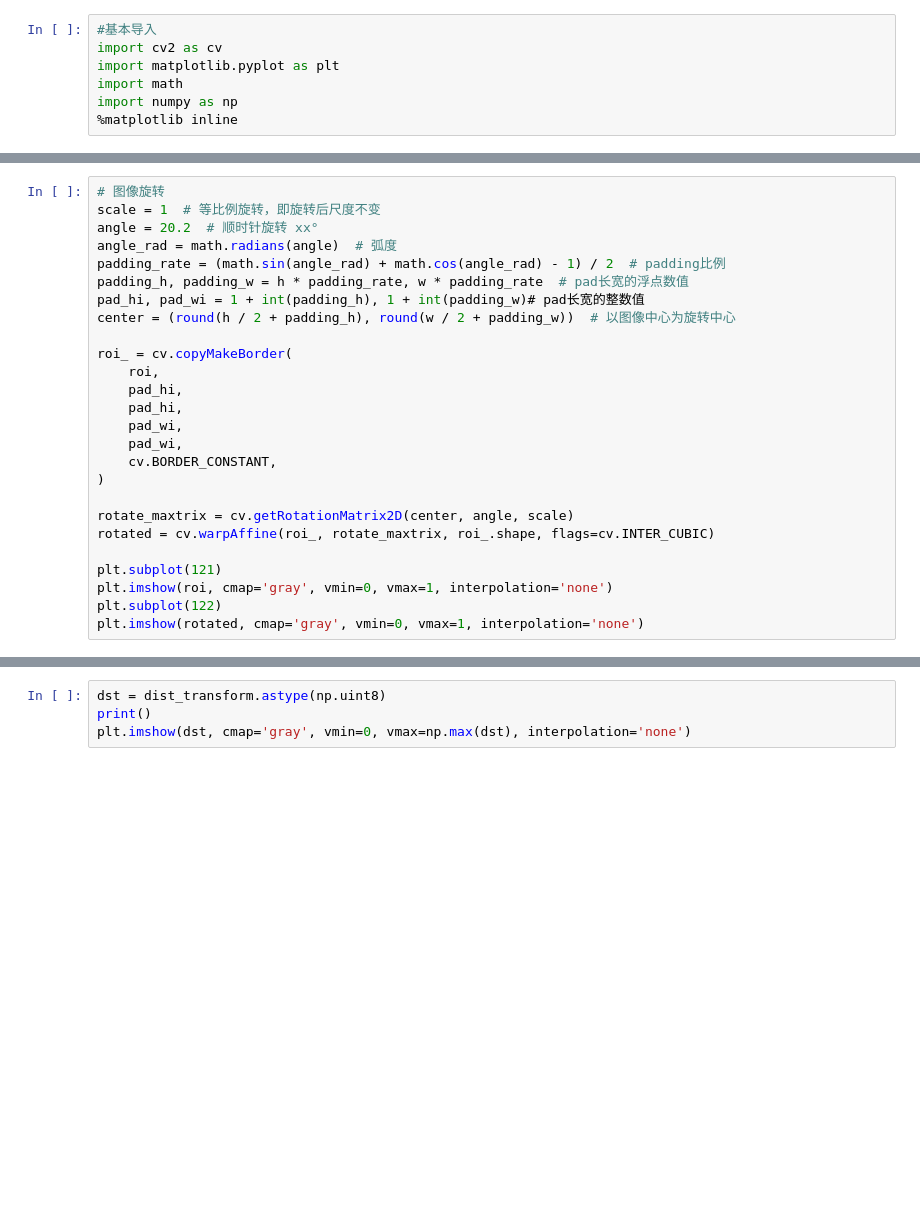
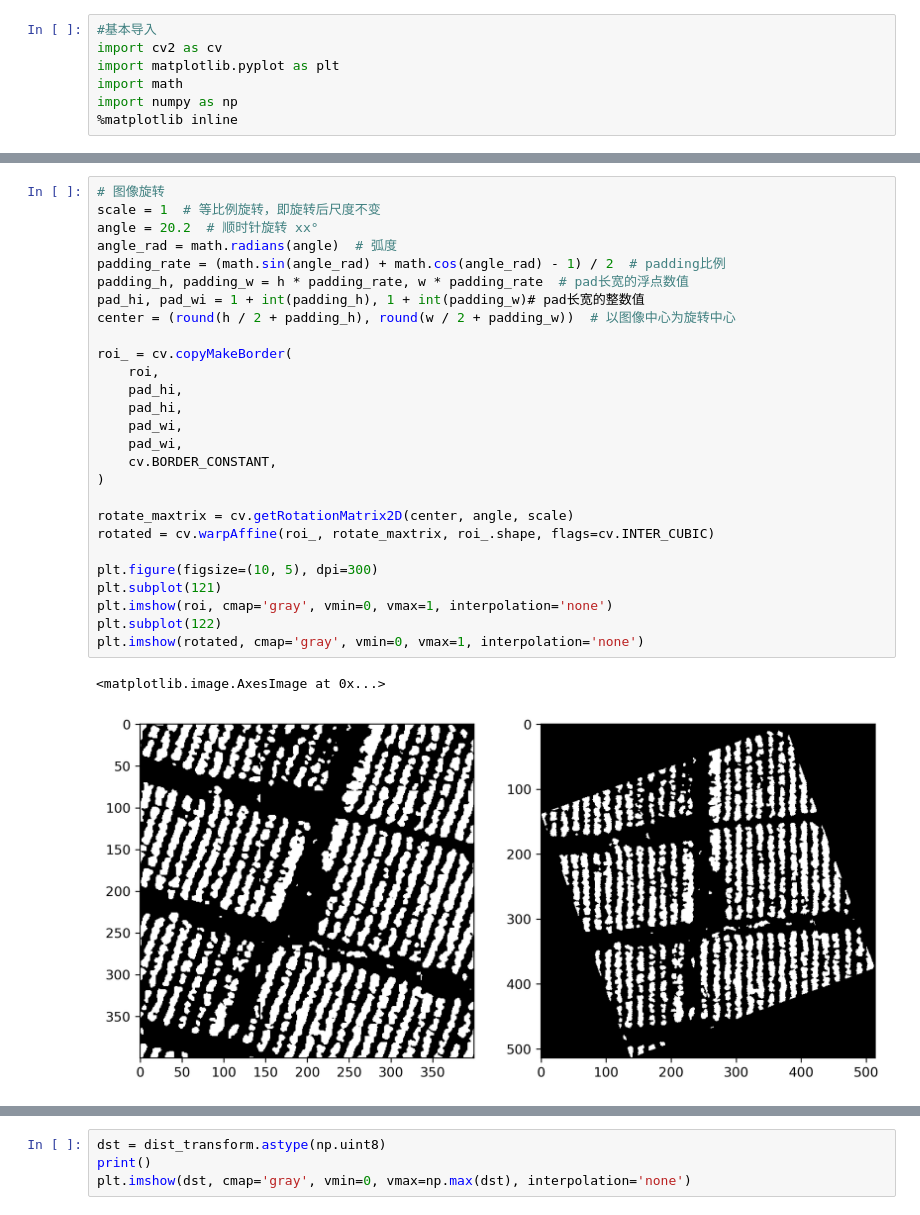
Before and after one commit to yiguanxianyu/tobacco_plant_count, a Jupyter notebook: image_process/erosion.ipynb, the cells around one changed output, grey strips where cells are left out. Drawn from its saved outputs; the diff is of its cells as text; blank space fills up the shorter version.

```diff
--- a/image_process/erosion.ipynb
+++ b/image_process/erosion.ipynb
@@ -26,28 +34,32 @@ print(h, w)
 # %%
 # 图像旋转
 scale = 1  # 等比例旋转，即旋转后尺度不变
 angle = 20.2  # 顺时针旋转 xx°
 angle_rad = math.radians(angle)  # 弧度
 padding_rate = (math.sin(angle_rad) + math.cos(angle_rad) - 1) / 2  # padding比例
 padding_h, padding_w = h * padding_rate, w * padding_rate  # pad长宽的浮点数值
 pad_hi, pad_wi = 1 + int(padding_h), 1 + int(padding_w)# pad长宽的整数值
 center = (round(h / 2 + padding_h), round(w / 2 + padding_w))  # 以图像中心为旋转中心
 
 roi_ = cv.copyMakeBorder(
     roi,
     pad_hi,
     pad_hi,
     pad_wi,
     pad_wi,
     cv.BORDER_CONSTANT,
 )
 
 rotate_maxtrix = cv.getRotationMatrix2D(center, angle, scale)
 rotated = cv.warpAffine(roi_, rotate_maxtrix, roi_.shape, flags=cv.INTER_CUBIC)
 
+plt.figure(figsize=(10, 5), dpi=300)
 plt.subplot(121)
 plt.imshow(roi, cmap='gray', vmin=0, vmax=1, interpolation='none')
 plt.subplot(122)
 plt.imshow(rotated, cmap='gray', vmin=0, vmax=1, interpolation='none')
+# %% [output]
+<matplotlib.image.AxesImage at 0x...>
+[figure, added]
 # %%
 # 开运算
```
Also changed, not shown: parts of 8 cells of this notebook, 3 other files.
